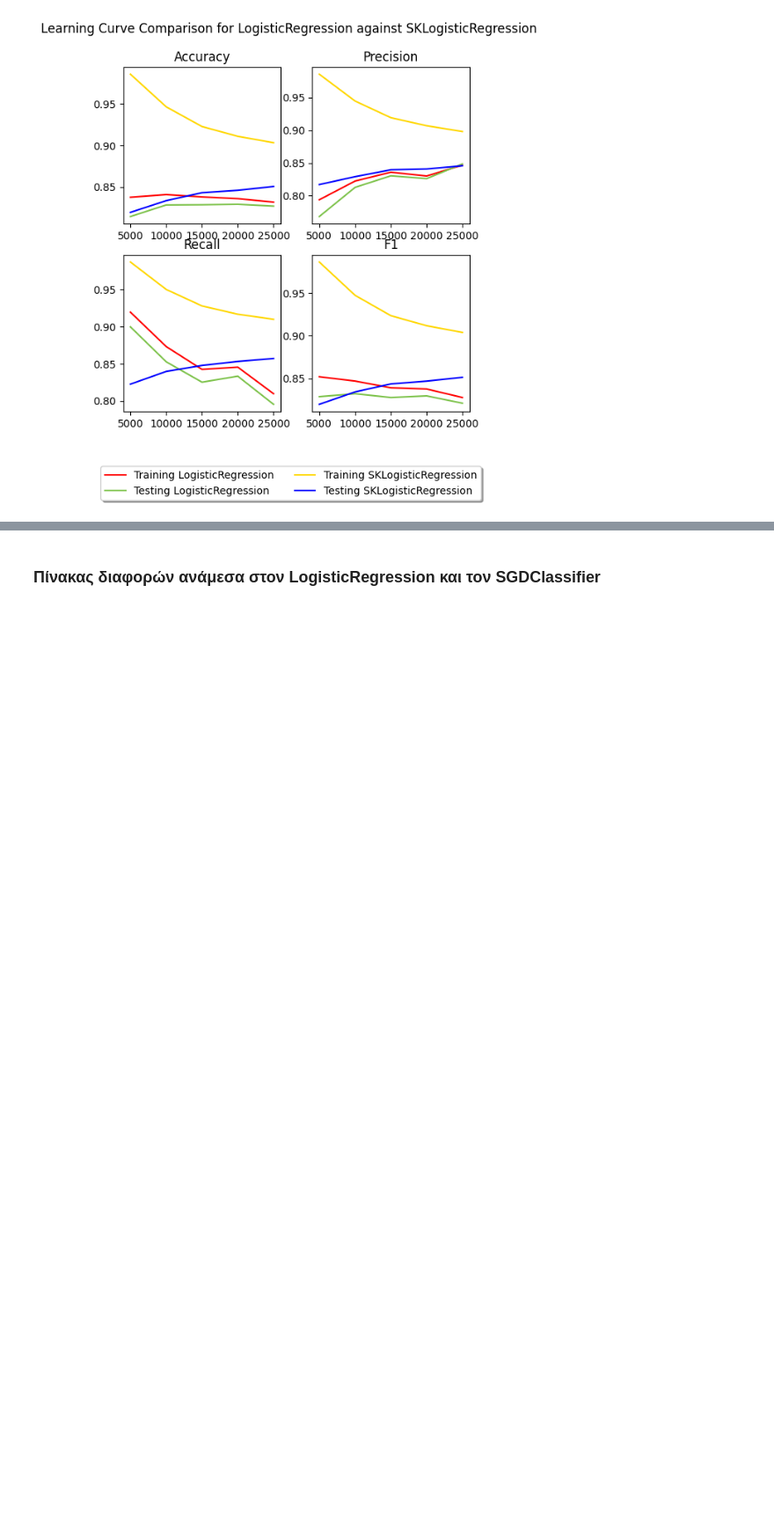
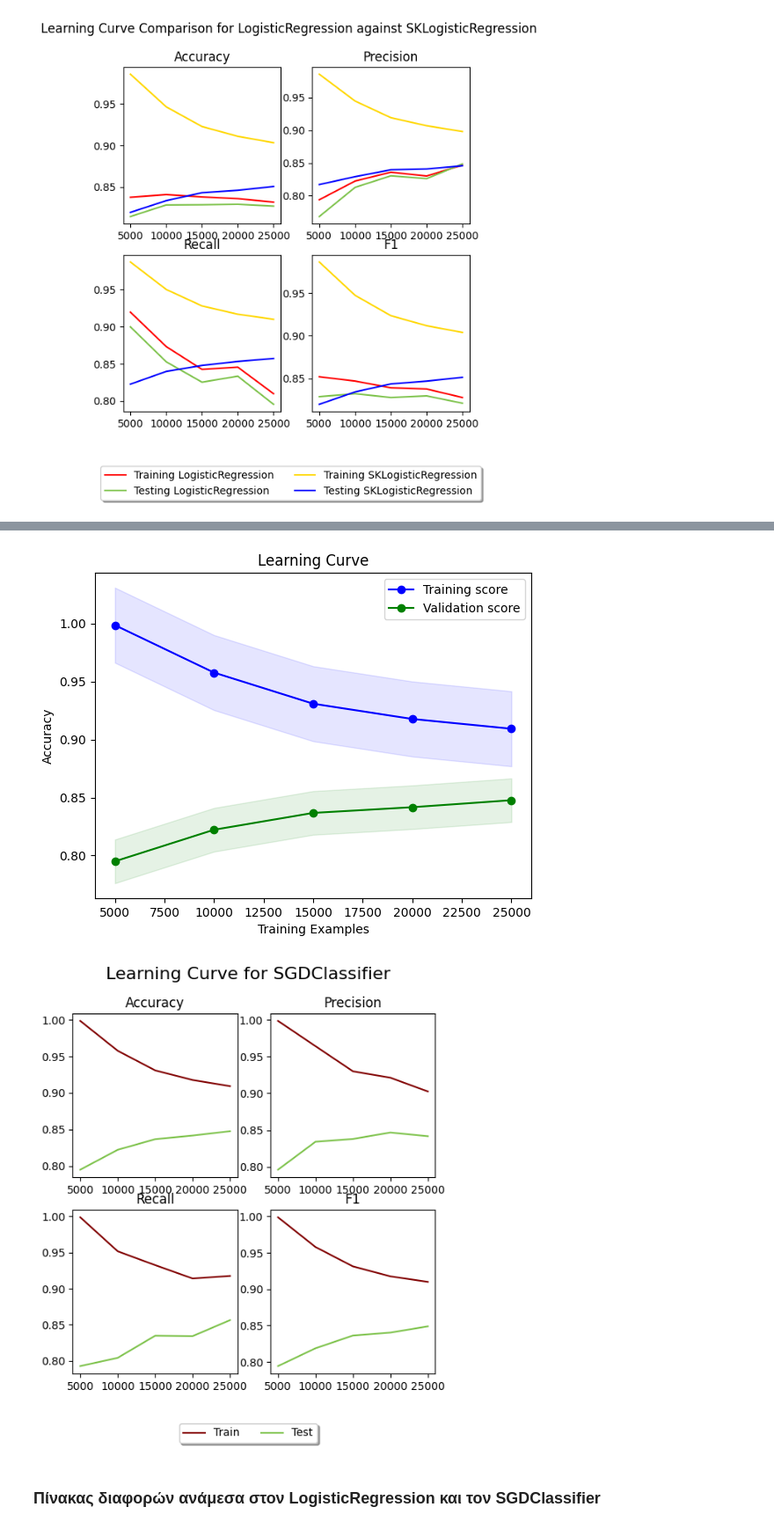
Before and after one commit to MariaSchoinaki/Imdb-classification-ML, a Jupyter notebook: src/LogisticRegression.ipynb, the cells around one changed output, grey strips where cells are left out. Shown: that part at 88% size. Drawn from its saved outputs; the diff is of its cells as text; code cells hidden in the pictures; blank space fills up the shorter version.

```diff
--- a/src/LogisticRegression.ipynb
+++ b/src/LogisticRegression.ipynb
@@ -261,3 +298,10 @@ plot = classification_plots_compare(data,logistic_data)
+# %%
+plot_learning_curve(linear_data)
+
+p = classification_plots(linear_data)
+# %% [output]
+[figure, added]
+[figure, added]
 # %% [markdown]
 ### Πίνακας διαφορών ανάμεσα στον LogisticRegression  και τον SGDClassifier
 # %%
```
Also changed, not shown: parts of 7 cells of this notebook.
